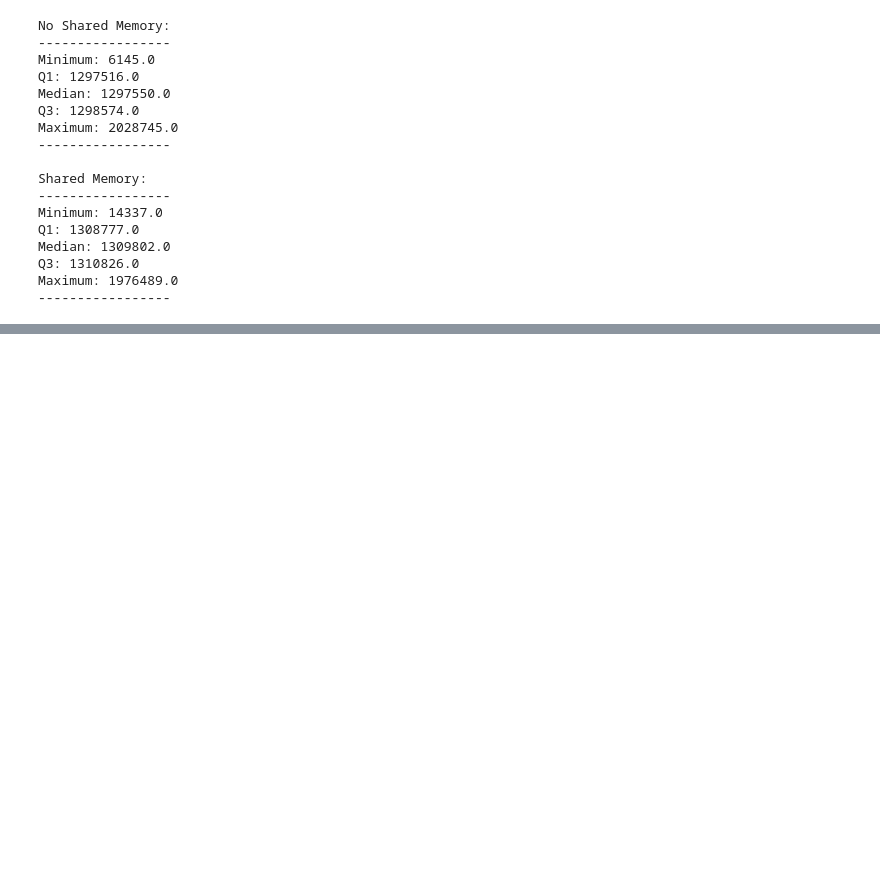
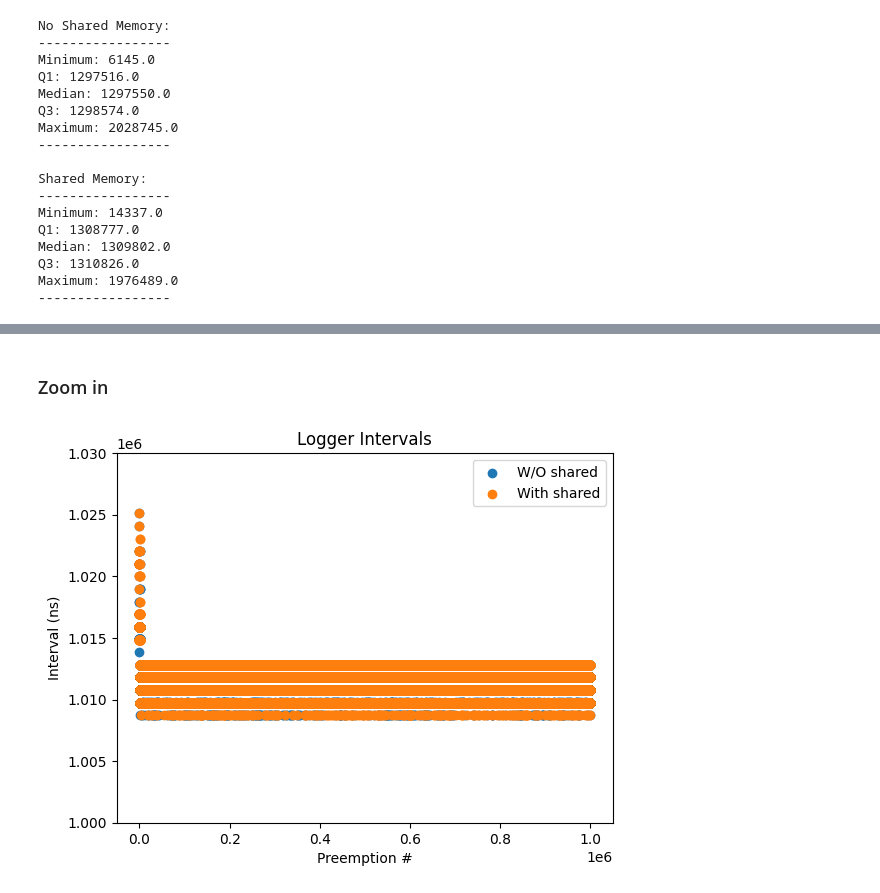
Before and after one commit to alexngUNC/GPU-research, a Jupyter notebook: Preemptions/Analysis/loopAnalysis.ipynb, the cells around one changed output, grey strips where cells are left out. Saved outputs shown, nothing was run; the diff lists cells and outputs as text; code cells hidden in the pictures; blank space fills up the shorter version.

```diff
--- a/Preemptions/Analysis/loopAnalysis.ipynb
+++ b/Preemptions/Analysis/loopAnalysis.ipynb
@@ -401,0 +440,25 @@ Maximum: 1976489.0
+# %% [markdown]
+### Zoom in
+# %%
+# ----- Plot the data -----
+# Plot all intervals
+plt.scatter(range(1, NUM_SAMPLES), mill1['interval'], label='W/O shared')
+plt.scatter(range(1, NUM_SAMPLES), mill1Shared['interval'], label='With shared')
+
+# Add labels and title
+plt.xlabel('Preemption #')
+plt.ylabel('Interval (ns)')
+plt.title('Logger Intervals')
+
+# Add legend
+plt.legend(loc='upper right')
+
+# Set y-axis limits
+plt.ylim(1.0*1e6, 1.03*1e6)
+
+#plt.yticks(range(1010, 1030))
+
+# Show the plot
+plt.show()
+# %% [output]
+[figure, added]
```
Also changed, not shown: parts of 18 cells of this notebook.
